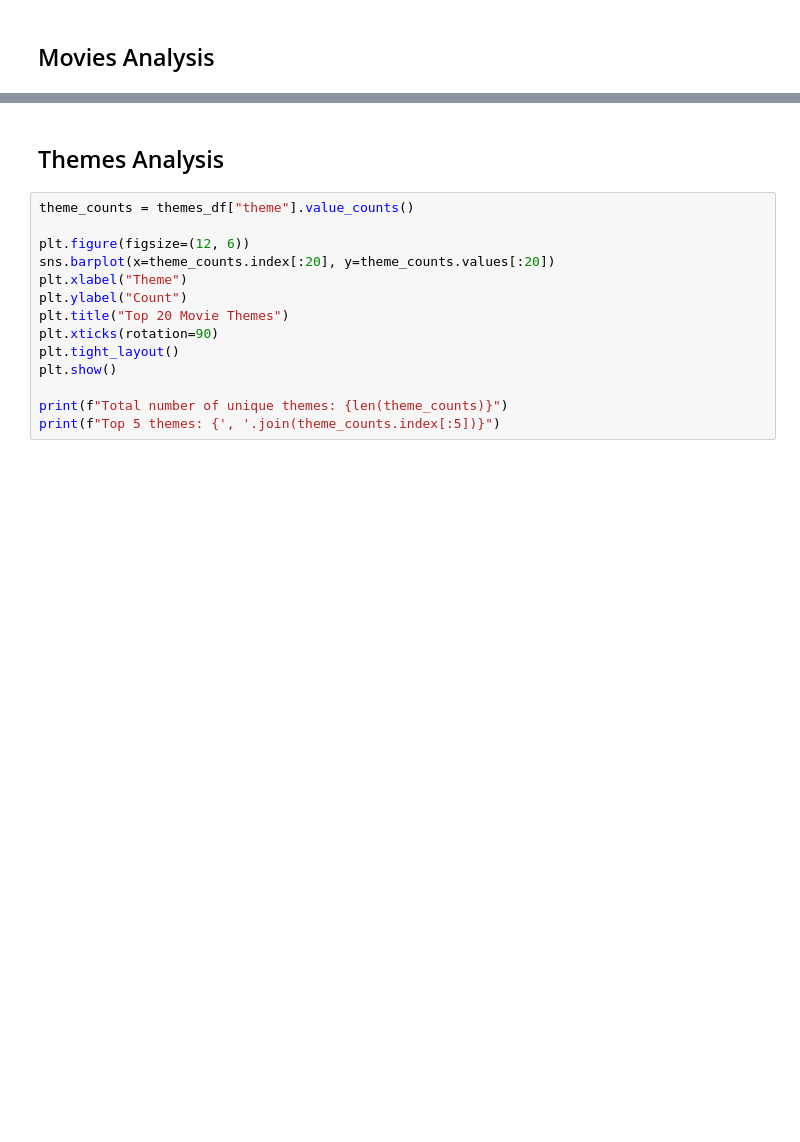
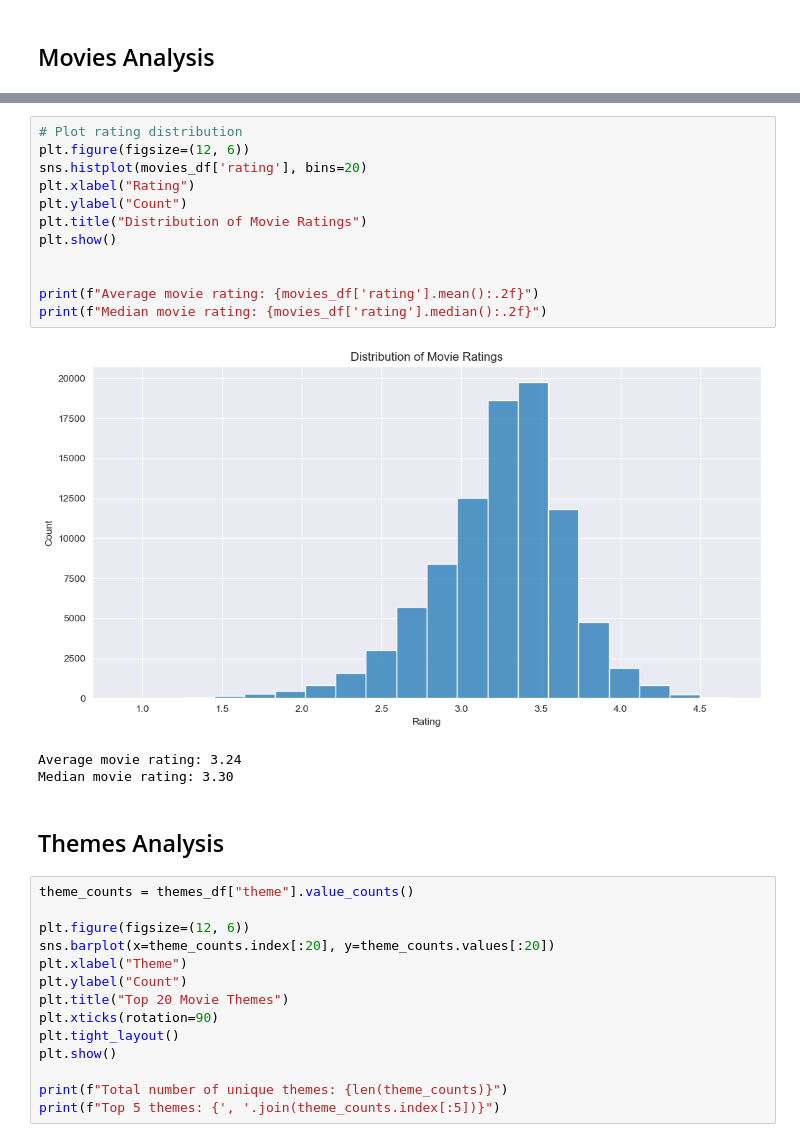
Before and after one commit to Simonstorms/Movie_Recommendation_System_and_Analysis, a Jupyter notebook: main.ipynb, the cells around one changed output, grey strips where cells are left out. Drawn from its saved outputs; the diff is of its cells as text; blank space fills up the shorter version.

```diff
--- a/main.ipynb
+++ b/main.ipynb
@@ -102,3 +108,19 @@ print(f"Median movie rating: {movies_df['rating'].median():.2f}")
+# %%
+# Plot rating distribution
+plt.figure(figsize=(12, 6))
+sns.histplot(movies_df['rating'], bins=20)
+plt.xlabel("Rating")
+plt.ylabel("Count")
+plt.title("Distribution of Movie Ratings")
+plt.show()
+
+
+print(f"Average movie rating: {movies_df['rating'].mean():.2f}")
+print(f"Median movie rating: {movies_df['rating'].median():.2f}")
+# %% [output]
+[figure, added]
+Average movie rating: 3.24
+Median movie rating: 3.30
 # %% [markdown]
 ## Themes Analysis
 # %%
```
Also changed, not shown: parts of 6 cells of this notebook.
